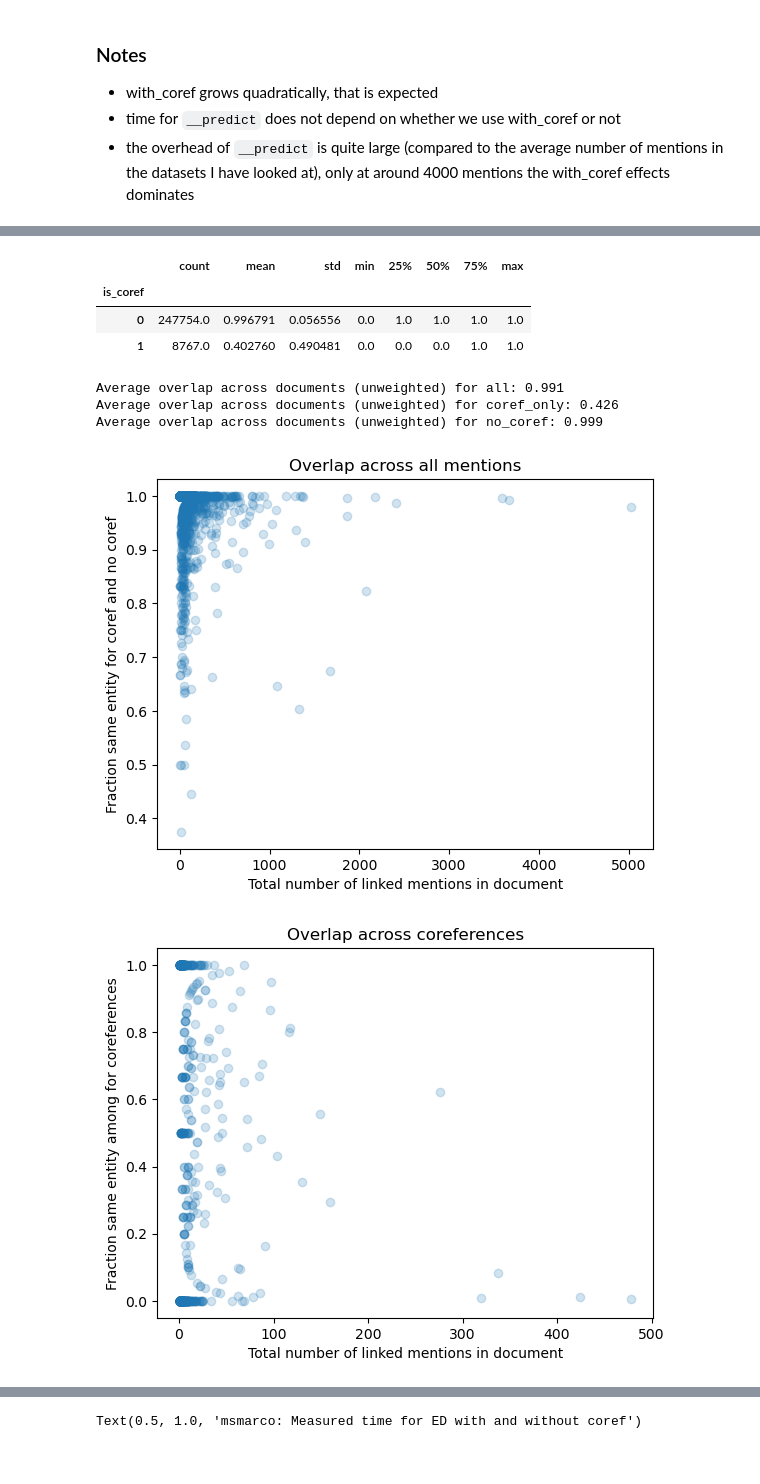
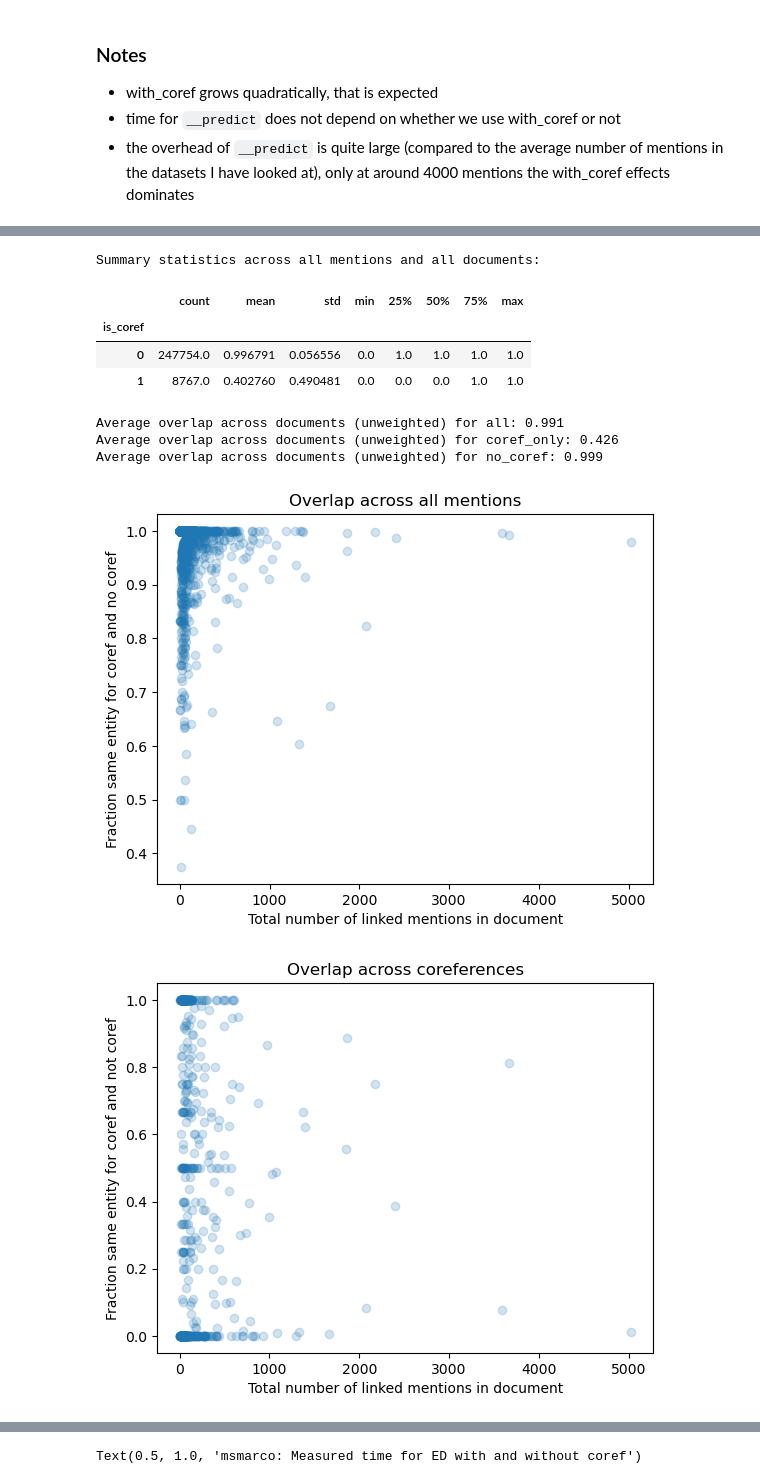
Before and after one commit to f-hafner/explore_coref, a Jupyter notebook: overview.ipynb, the cells around one changed output, grey strips where cells are left out. Drawn from its saved outputs; the diff is of its cells as text; code cells hidden in the pictures.

```diff
--- a/overview.ipynb
+++ b/overview.ipynb
@@ -115,35 +168,0 @@ Results: PMD RMD FMD PEL REL FEL: 97.4% 61.8% 75.7% | 65.8% 41.7% 51.1%
-# %%
-
-# Subset predicted to those that are coreferences
-n_documents = [50, 500]
-predictions_for_coreferences = {}
-
-for n in n_documents:
-    iteration_name = f"{name_aida_dataset}_{n}"
-    iteration_name_nocoref = f"{iteration_name}_nocoref"
-
-    predictions_coref = predictions[iteration_name]["predictions"]
-    predictions_nocoref = predictions[iteration_name_nocoref]["predictions"]
-
-    predicted_entities_coref = {}
-    predicted_entities_nocoref = {}
-    for docname, mentions_coref, mentions_nocoref in zip(predictions_coref.keys(), predictions_coref.values(), predictions_nocoref.values()):
-        n_mentions = len(mentions_coref)
-        # only keep the mentions that are labelled as coreferences. since we only have this information for the iteration where with_coref is used,
-            # use the index of the mention list to subset
-        prediction_coref = [mentions_coref[i] for i in range(n_mentions) if mentions_coref[i]['is_coref'] == 1]
-        prediction_nocoref = [mentions_nocoref[i] for i in range(n_mentions) if mentions_coref[i]['is_coref'] == 1]
-
-        predicted_entities_coref[docname] = prediction_coref
-        predicted_entities_nocoref[docname] = prediction_nocoref
-
-    predictions_for_coreferences[iteration_name] = predicted_entities_coref
-    predictions_for_coreferences[iteration_name_nocoref] = predicted_entities_nocoref
-
-
-# Evaluate predictions. The adjustment for the gold entities is made in evaluate_predictions.evaluate()
-for version, d in predictions_for_coreferences.items():
-    # this only works for the aida test data sets
-    if "aida_test" in version:
-        print(f"Evaluating predictions for {version}")
-        evaluate_predictions.evaluate(d, coref_only=True)
@@ -332,7 +331,7 @@ Text(0.5, 1.0, 'Profiling output for __predict and with_coref with coref is on')
 files_msmarco = ['ed_coref', 'ed_nocoref']
 idx_cols = ["doc_id", "field", "start_pos", "end_pos"]
 
-d_msmarco = {f: pd.read_parquet(f"{msmarcopath}predictions/{f}.parquet") for f in files_msmarco}
+d_msmarco = {f: pd.read_parquet(f"{path_msmarco}predictions/{f}.parquet") for f in files_msmarco}
 
 if d_msmarco["ed_coref"].shape[0] != d_msmarco["ed_nocoref"].shape[0]:
     warnings.warn("Not the same number of entities in the two datasets")
@@ -357,8 +356,10 @@ d_compare = (d_msmarco["ed_coref"]
 d_compare['same_entity'] = np.where(d_compare["entity_ed_coref"] == d_compare["entity_ed_nocoref"], 1, 0)
 assert d_compare.shape[0] == d_msmarco["ed_coref"].shape[0], "not the same number of entities in d_compare and ed_coref"
 
+print("Summary statistics across all mentions and all documents:")
 d_compare.groupby("is_coref")["same_entity"].describe()
 # %% [output]
+Summary statistics across all mentions and all documents:
 |  | count | mean | std | min | 25% | 50% | 75% | max |
 | is_coref |  |  |  |  |  |  |  |  |
 | 0 | 247754.0 | 0.996791 | 0.056556 | 0.0 | 1.0 | 1.0 | 1.0 | 1.0 |
@@ -374,37 +375,35 @@ plt_inputs = {
                 },
         "coref_only": {
                 "df": d_compare.loc[d_compare['is_coref']==1, :],
-                "ylabel": 'Fraction same entity among for coreferences',
+                "ylabel": 'Fraction same entity for coref and not coref',
                 "title": "Overlap across coreferences"
                 },
         "no_coref": {
                 "df": d_compare.loc[d_compare['is_coref']==0, :],
-                "ylabel": 'Fraction same entity among for mentions',
+                "ylabel": 'Fraction same entity for coref and not coref',
                 "title": "Overlap across mentions that are not coreferences"
         }
 }
 
+d_size = d_compare.groupby(d_compare['doc_id']).size().to_frame('n_mentions')
 
 for sample, input in plt_inputs.items():
     df = input['df']
     # aggregate, join
     d_agg = df.groupby(df['doc_id']).agg({"same_entity": "mean"})
-    d_size = df.groupby(df['doc_id']).size().to_frame('n_mentions')
-
     d_agg = d_agg.join(d_size).reset_index()
 
     print(f"Average overlap across documents (unweighted) for {sample}: {round(d_agg.same_entity.mean(), 3)}")
-
 
     # plot
     fig, ax = plt.subplots()
     ax.scatter(x=d_agg['n_mentions'], y=d_agg['same_entity'], alpha=0.2)
     ax.set_xlabel(xlabel)
     ax.set_ylabel(input['ylabel'])
     ax.set_title(input['title'])
 # %% [output]
 Average overlap across documents (unweighted) for all: 0.991
 Average overlap across documents (unweighted) for coref_only: 0.426
 Average overlap across documents (unweighted) for no_coref: 0.999
 [figure]
-[figure, old version]
+[figure, new version]
```
Also changed, not shown: parts of 27 cells of this notebook, 4 other files.
